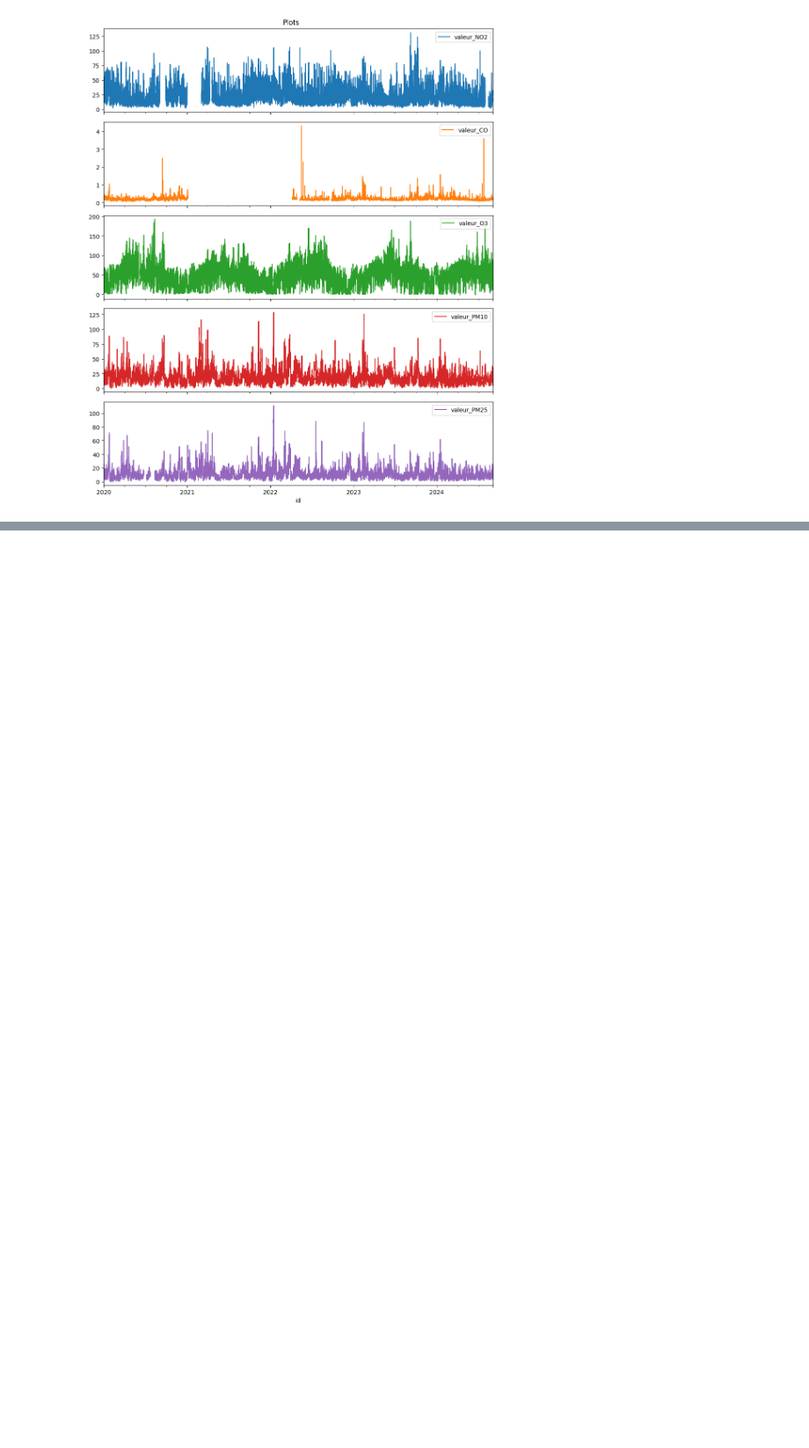
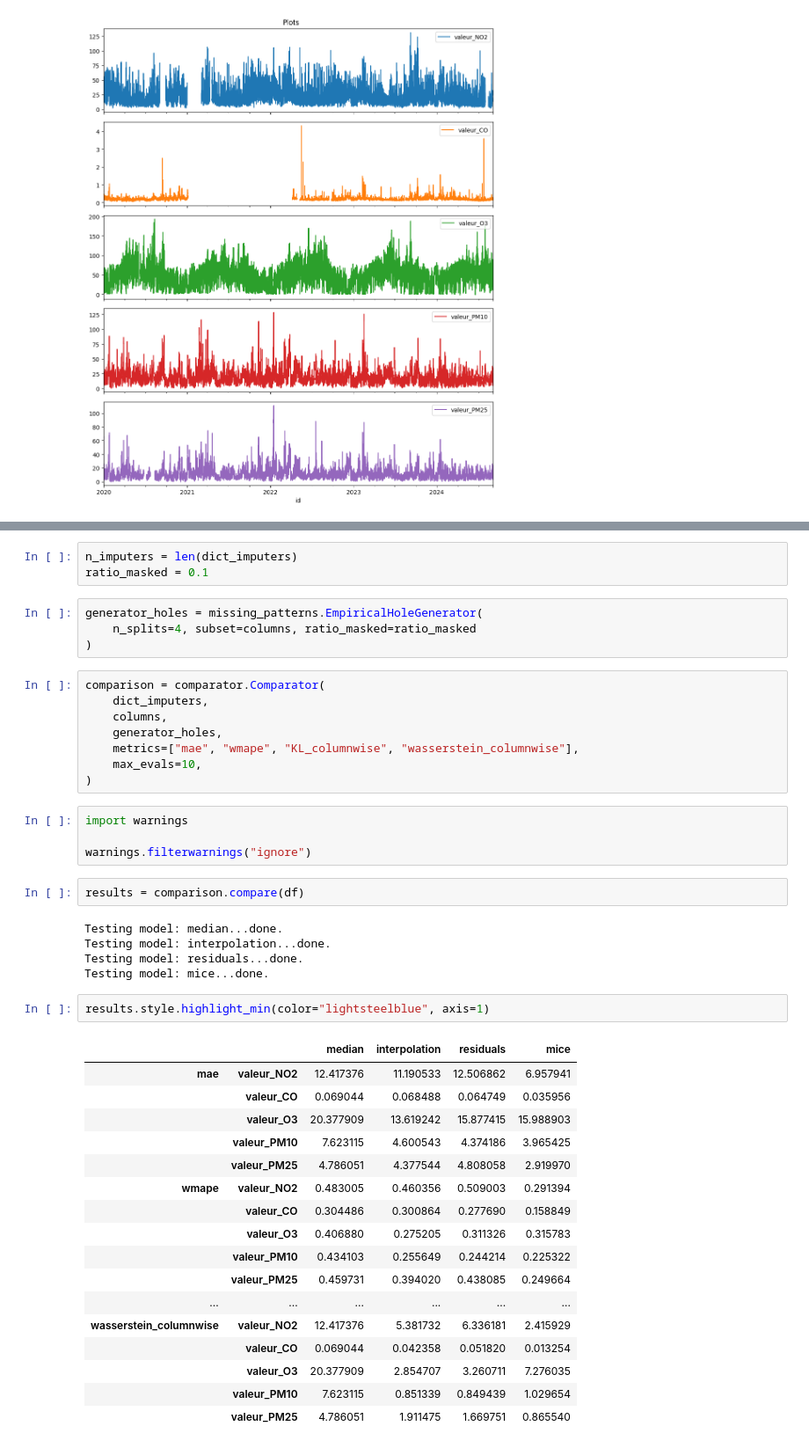
Before and after one commit to dorabijvoet/kaggle_air_quality_capgemini, a Jupyter notebook: notebooks/ameya.ipynb, the cells around one changed output, grey strips where cells are left out. Shown at 88% size. Cells and saved outputs as stored; diff of their text form; blank space fills up the shorter version.

```diff
--- a/notebooks/ameya.ipynb
+++ b/notebooks/ameya.ipynb
@@ -185,0 +97,46 @@ forecast[["y", "yhat"]].plot()
+# %%
+n_imputers = len(dict_imputers)
+ratio_masked = 0.1
+# %%
+generator_holes = missing_patterns.EmpiricalHoleGenerator(
+    n_splits=4, subset=columns, ratio_masked=ratio_masked
+)
+# %%
+comparison = comparator.Comparator(
+    dict_imputers,
+    columns,
+    generator_holes,
+    metrics=["mae", "wmape", "KL_columnwise", "wasserstein_columnwise"],
+    max_evals=10,
+)
+# %%
+import warnings
+
+warnings.filterwarnings("ignore")
+# %%
+results = comparison.compare(df)
+# %% [output]
+Testing model: median...done.
+Testing model: interpolation...done.
+Testing model: residuals...done.
+Testing model: mice...done.
+# %%
+results.style.highlight_min(color="lightsteelblue", axis=1)
+# %% [output]
+|  |  | median | interpolation | residuals | mice |
+| mae | valeur_NO2 | 12.417376 | 11.190533 | 12.506862 | 6.957941 |
+|  | valeur_CO | 0.069044 | 0.068488 | 0.064749 | 0.035956 |
+|  | valeur_O3 | 20.377909 | 13.619242 | 15.877415 | 15.988903 |
+|  | valeur_PM10 | 7.623115 | 4.600543 | 4.374186 | 3.965425 |
+|  | valeur_PM25 | 4.786051 | 4.377544 | 4.808058 | 2.919970 |
+| wmape | valeur_NO2 | 0.483005 | 0.460356 | 0.509003 | 0.291394 |
+|  | valeur_CO | 0.304486 | 0.300864 | 0.277690 | 0.158849 |
+|  | valeur_O3 | 0.406880 | 0.275205 | 0.311326 | 0.315783 |
+|  | valeur_PM10 | 0.434103 | 0.255649 | 0.244214 | 0.225322 |
+|  | valeur_PM25 | 0.459731 | 0.394020 | 0.438085 | 0.249664 |
+| ... | ... | ... | ... | ... | ... |
+| wasserstein_columnwise | valeur_NO2 | 12.417376 | 5.381732 | 6.336181 | 2.415929 |
+|  | valeur_CO | 0.069044 | 0.042358 | 0.051820 | 0.013254 |
+|  | valeur_O3 | 20.377909 | 2.854707 | 3.260711 | 7.276035 |
+|  | valeur_PM10 | 7.623115 | 0.851339 | 0.849439 | 1.029654 |
+|  | valeur_PM25 | 4.786051 | 1.911475 | 1.669751 | 0.865540 |
```
Also changed, not shown: parts of 28 cells of this notebook, 2 other files.
